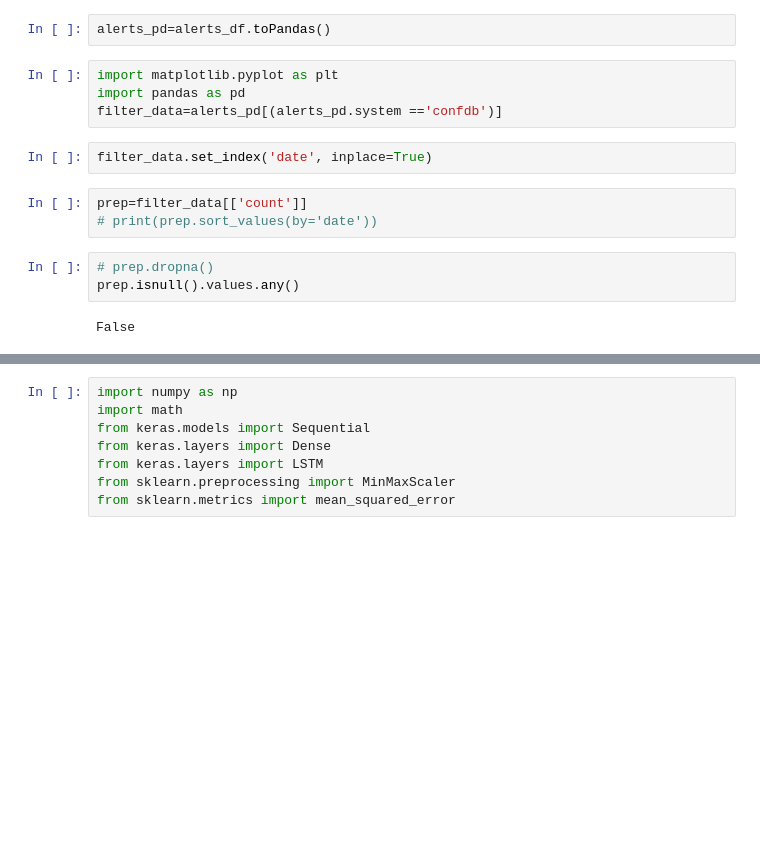
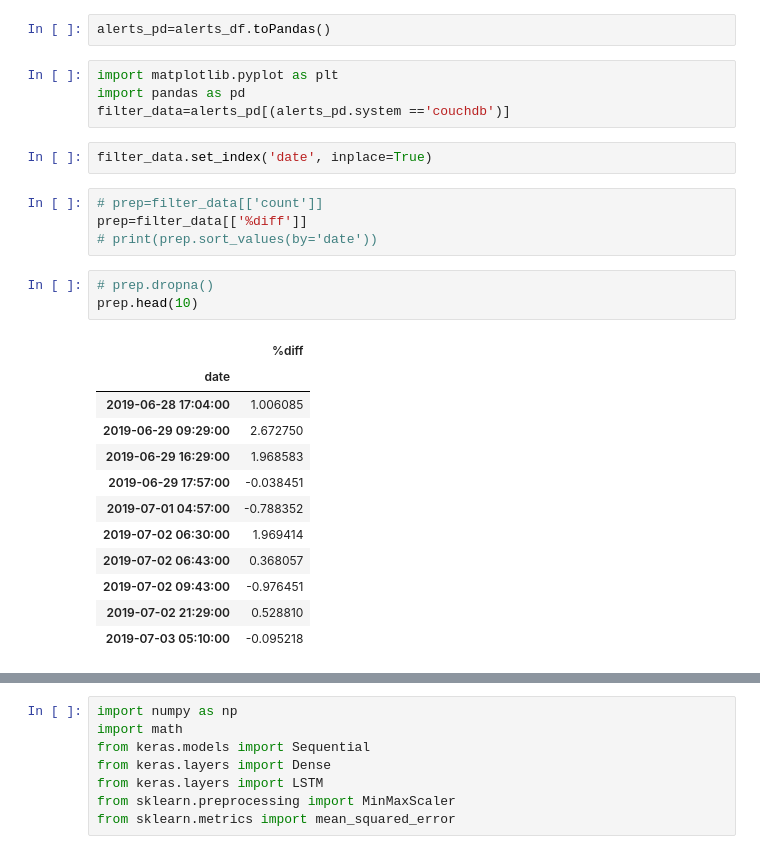
Before and after one commit to operationalintelligence/EmailAlertingSystem, a Jupyter notebook: StreamingNotebook/LSTM.ipynb, the cells around one changed output, grey strips where cells are left out. Saved outputs shown, nothing was run; the diff lists cells and outputs as text; blank space fills up the shorter version.

```diff
--- a/StreamingNotebook/LSTM.ipynb
+++ b/StreamingNotebook/LSTM.ipynb
@@ -65,17 +95,29 @@ alerts_pd=alerts_df.toPandas()
 # %%
 import matplotlib.pyplot as plt
 import pandas as pd
-filter_data=alerts_pd[(alerts_pd.system =='confdb')]
+filter_data=alerts_pd[(alerts_pd.system =='couchdb')]
 # %%
 filter_data.set_index('date', inplace=True)
 # %%
-prep=filter_data[['count']]
+# prep=filter_data[['count']]
+prep=filter_data[['%diff']]
 # print(prep.sort_values(by='date'))
 # %%
 # prep.dropna()
-prep.isnull().values.any()
+prep.head(10)
 # %% [output]
-False
+|  | %diff |
+| date |  |
+| 2019-06-28 17:04:00 | 1.006085 |
+| 2019-06-29 09:29:00 | 2.672750 |
+| 2019-06-29 16:29:00 | 1.968583 |
+| 2019-06-29 17:57:00 | -0.038451 |
+| 2019-07-01 04:57:00 | -0.788352 |
+| 2019-07-02 06:30:00 | 1.969414 |
+| 2019-07-02 06:43:00 | 0.368057 |
+| 2019-07-02 09:43:00 | -0.976451 |
+| 2019-07-02 21:29:00 | 0.528810 |
+| 2019-07-03 05:10:00 | -0.095218 |
 # %%
 %matplotlib inline
 
```
Also changed, not shown: parts of 27 cells of this notebook.
